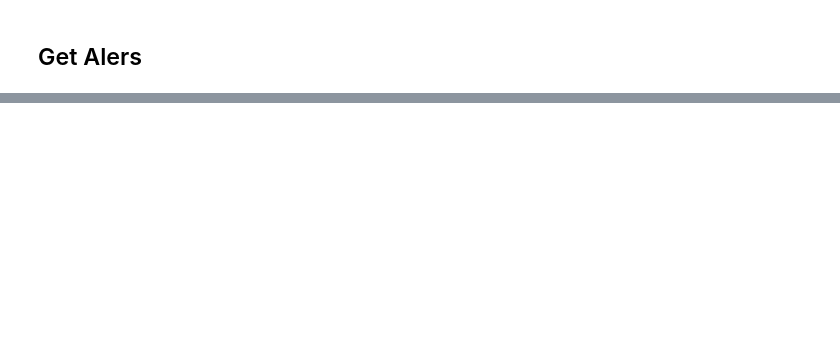
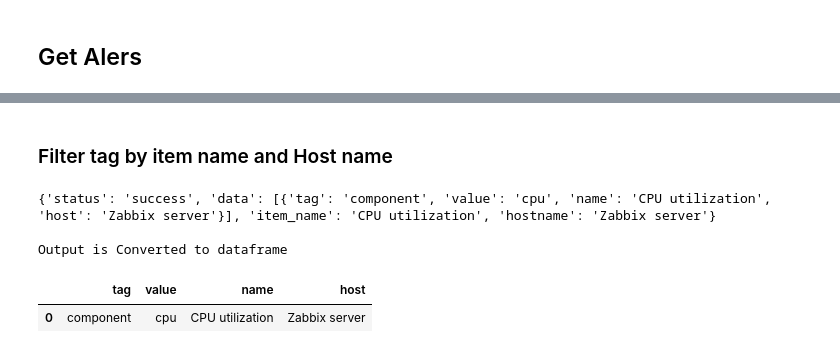
Before and after one commit to Kartik240803/zabbix, a Jupyter notebook: lib_tester.ipynb, the cells around one changed output, grey strips where cells are left out. Cells and saved outputs as stored; diff of their text form; code cells hidden in the pictures; blank space fills up the shorter version.

```diff
--- a/lib_tester.ipynb
+++ b/lib_tester.ipynb
@@ -247,0 +304,14 @@ Output is Converted to dataframe
+# %% [markdown]
+### Filter tag by item name and Host name
+# %%
+result = zbx.get_tag_for_item(item_name=metric_name,hostname=hostname)
+print(result)
+print("\nOutput is Converted to dataframe")
+d = pd.DataFrame(result['data'])
+d
+# %% [output]
+{'status': 'success', 'data': [{'tag': 'component', 'value': 'cpu', 'name': 'CPU utilization', 'host': 'Zabbix server'}], 'item_name': 'CPU utilization', 'hostname': 'Zabbix server'}
+
+Output is Converted to dataframe
+|  | tag | value | name | host |
+| 0 | component | cpu | CPU utilization | Zabbix server |
```
Also changed, not shown: parts of 14 cells of this notebook, 1 other file.
